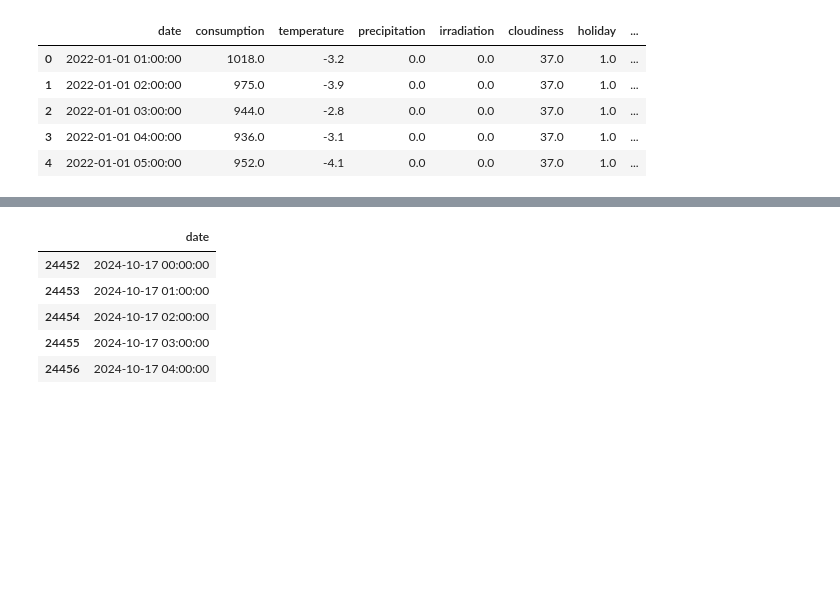
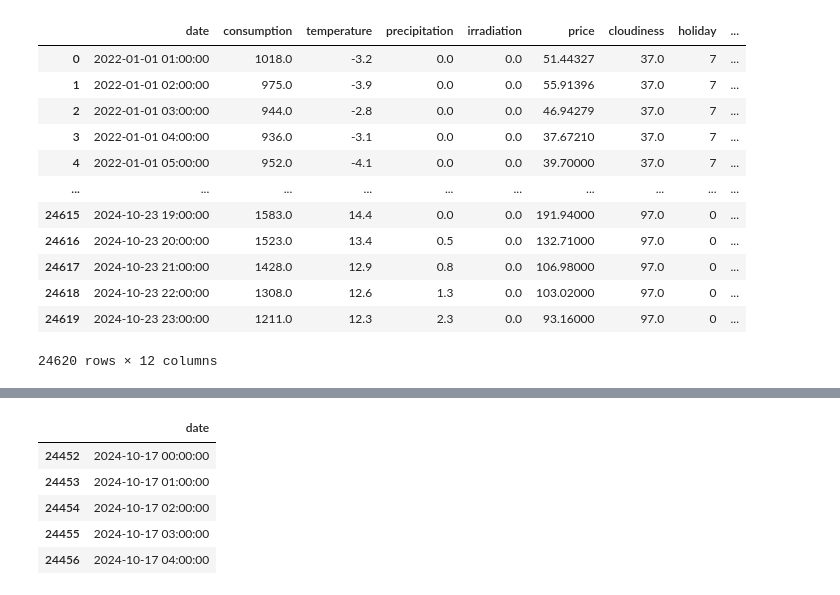
Before and after one commit to smrik/TC-Task1, a Jupyter notebook: GBR.ipynb, the cells around one changed output, grey strips where cells are left out. Cells and saved outputs as stored; diff of their text form; code cells hidden in the pictures; blank space fills up the shorter version.

```diff
--- a/GBR.ipynb
+++ b/GBR.ipynb
@@ -6,17 +7,34 @@ from sklearn.metrics import mean_squared_error # type: ignore
 # %%
-df = pd.read_csv('datasets/dataset_PS.csv')
+df = pd.read_csv('datasets/dataset_PS_2.csv')
 df = df.astype({'date': 'datetime64[ns]'})
 # df.drop(columns=['irradiation', 'cloudiness', 'holiday', 'precipitation'], inplace=True)
 df['shifted_consumption_168'] = df['consumption'].shift(168)
 df['shifted_consumption_48'] = df['consumption'].shift(48)
 df['hour'] = df['date'].dt.hour
 df['weekDay'] = df['date'].dt.weekday
+
+# sort by holidays
+df = df.sort_values(by='holiday')
+
+holidays_map = {holiday: i for i, holiday in enumerate(df['holiday'].unique())}
+df['holiday'] = df['holiday'].map(holidays_map)
+
+# sort holidays
+df = df.sort_values(by='date')
+
 df = df.fillna(df.mean())
-df.head()
+df
 # %% [output]
-|  | date | consumption | temperature | precipitation | irradiation | cloudiness | holiday | ... |
-| 0 | 2022-01-01 01:00:00 | 1018.0 | -3.2 | 0.0 | 0.0 | 37.0 | 1.0 | ... |
-| 1 | 2022-01-01 02:00:00 | 975.0 | -3.9 | 0.0 | 0.0 | 37.0 | 1.0 | ... |
-| 2 | 2022-01-01 03:00:00 | 944.0 | -2.8 | 0.0 | 0.0 | 37.0 | 1.0 | ... |
-| 3 | 2022-01-01 04:00:00 | 936.0 | -3.1 | 0.0 | 0.0 | 37.0 | 1.0 | ... |
-| 4 | 2022-01-01 05:00:00 | 952.0 | -4.1 | 0.0 | 0.0 | 37.0 | 1.0 | ... |
+|  | date | consumption | temperature | precipitation | irradiation | price | cloudiness | holiday | ... |
+| 0 | 2022-01-01 01:00:00 | 1018.0 | -3.2 | 0.0 | 0.0 | 51.44327 | 37.0 | 7 | ... |
+| 1 | 2022-01-01 02:00:00 | 975.0 | -3.9 | 0.0 | 0.0 | 55.91396 | 37.0 | 7 | ... |
+| 2 | 2022-01-01 03:00:00 | 944.0 | -2.8 | 0.0 | 0.0 | 46.94279 | 37.0 | 7 | ... |
+| 3 | 2022-01-01 04:00:00 | 936.0 | -3.1 | 0.0 | 0.0 | 37.67210 | 37.0 | 7 | ... |
+| 4 | 2022-01-01 05:00:00 | 952.0 | -4.1 | 0.0 | 0.0 | 39.70000 | 37.0 | 7 | ... |
+| ... | ... | ... | ... | ... | ... | ... | ... | ... | ... |
+| 24615 | 2024-10-23 19:00:00 | 1583.0 | 14.4 | 0.0 | 0.0 | 191.94000 | 97.0 | 0 | ... |
+| 24616 | 2024-10-23 20:00:00 | 1523.0 | 13.4 | 0.5 | 0.0 | 132.71000 | 97.0 | 0 | ... |
+| 24617 | 2024-10-23 21:00:00 | 1428.0 | 12.9 | 0.8 | 0.0 | 106.98000 | 97.0 | 0 | ... |
+| 24618 | 2024-10-23 22:00:00 | 1308.0 | 12.6 | 1.3 | 0.0 | 103.02000 | 97.0 | 0 | ... |
+| 24619 | 2024-10-23 23:00:00 | 1211.0 | 12.3 | 2.3 | 0.0 | 93.16000 | 97.0 | 0 | ... |
+24620 rows × 12 columns
```
Also changed, not shown: parts of 8 cells of this notebook, 5 other files.
